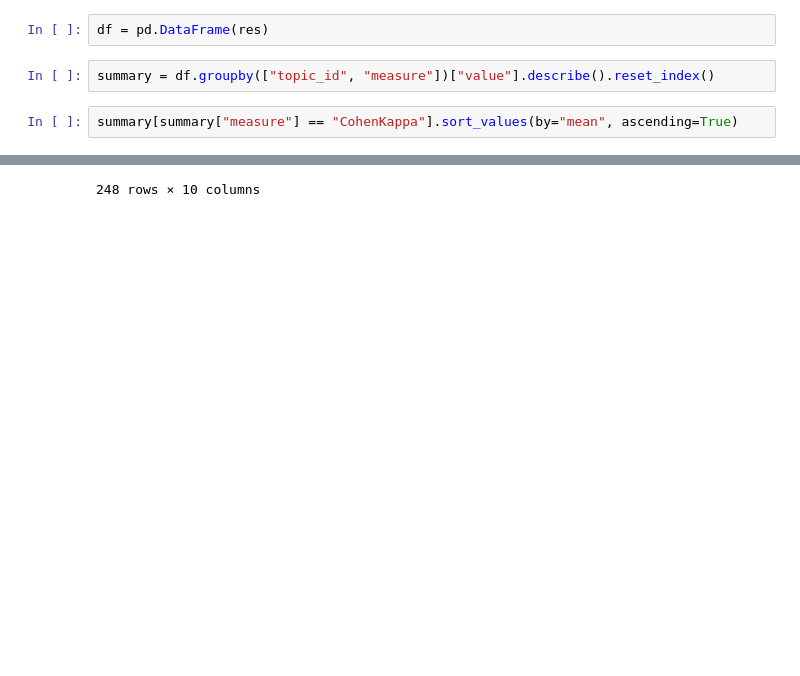
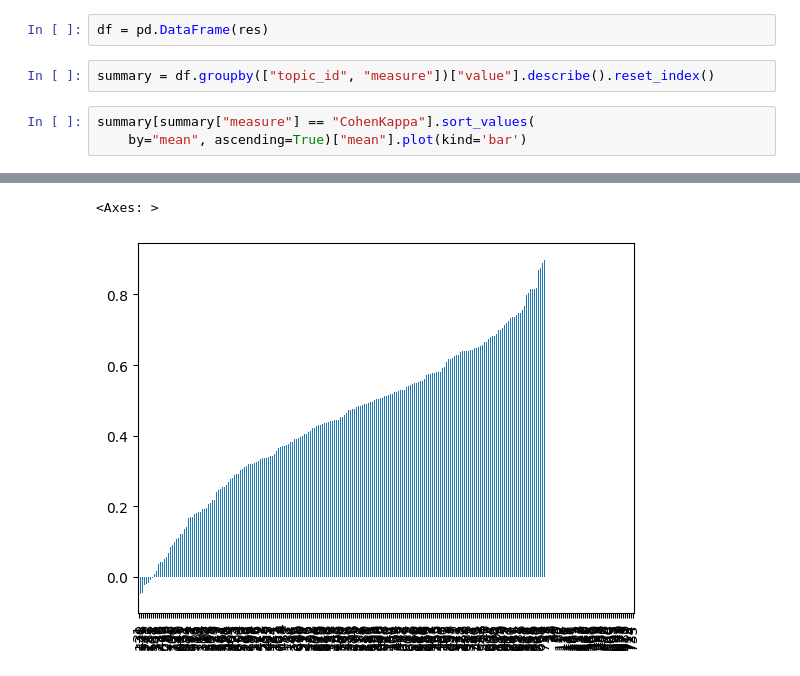
Before and after one commit to irgroup/SIGIR26-Synthesized-Information-Needs, a Jupyter notebook: notebooks/evaluate-alignment.ipynb, the cells around one changed output, grey strips where cells are left out. Drawn from its saved outputs; the diff is of its cells as text; blank space fills up the shorter version.

```diff
--- a/notebooks/evaluate-alignment.ipynb
+++ b/notebooks/evaluate-alignment.ipynb
@@ -160,5 +231,6 @@ df = pd.DataFrame(res)
 # %%
 summary = df.groupby(["topic_id", "measure"])["value"].describe().reset_index()
 # %%
-summary[summary["measure"] == "CohenKappa"].sort_values(by="mean", ascending=True)
+summary[summary["measure"] == "CohenKappa"].sort_values(
+    by="mean", ascending=True)["mean"].plot(kind='bar')
 # %% [output]
@@ -177,4 +237,5 @@ summary[summary["measure"] == "CohenKappa"].sort_values(by="mean", ascending=Tru
-248 rows × 10 columns
+<Axes: >
+[figure, added]
 # %%
 df[df["topic_id"] == "309"]
 # %% [output]
```
Also changed, not shown: parts of 14 cells of this notebook.
